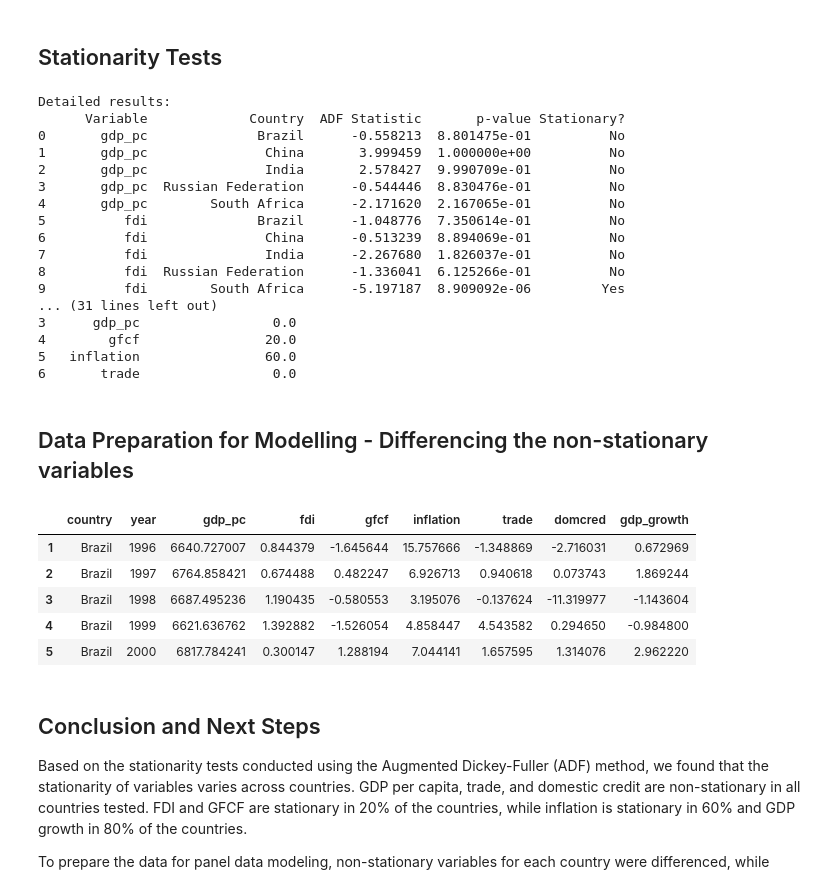
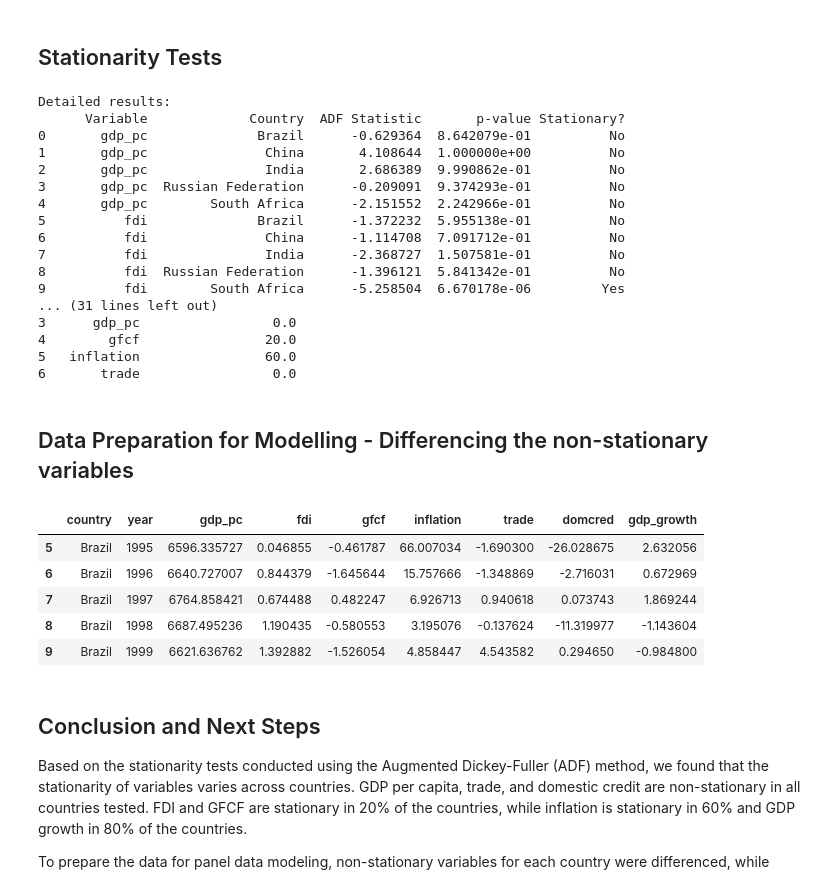
Before and after one commit to PranayPrasanth/FDI_vs_GDP_BRICS, a Jupyter notebook: notebooks/stationarity_tests_and_transformations.ipynb, the cells around one changed output. Drawn from its saved outputs; the diff is of its cells as text; code cells hidden in the pictures.

```diff
--- a/notebooks/stationarity_tests_and_transformations.ipynb
+++ b/notebooks/stationarity_tests_and_transformations.ipynb
@@ -54,0 +151,5 @@ dtype: object
+# %%
+# Adding 1994 data
+df_combined = pd.concat([df_wide, df_final], ignore_index=True)
+df_combined.sort_values(by=['country', 'year'], inplace=True)
+df_combined.head(5)
@@ -54,0 +163,32 @@ dtype: object
+# %%
+# 3) Type conversions & cleaning
+# -------------------------
+# Ensure year is integer and country is string
+df_combined['year'] = df_combined['year'].astype(int)
+df_combined['country'] = df_combined['country'].astype(str)
+
+# Convert numeric-like columns to numeric (handles strings like "1,234" etc.)
+num_cols = ['gdp_pc', 'fdi', 'gfcf', 'inflation', 'trade', 'domcred']
+for col in num_cols:
+    if col in df_combined.columns:
+        df_combined[col] = pd.to_numeric(df_combined[col], errors='coerce')
+
+# Interpolate numeric missing values within each country (time series)
+df = df_combined.sort_values(['country', 'year'])
+df_combined[num_cols] = df_combined.groupby('country')[num_cols].transform(lambda g: g.interpolate(method='linear', limit_direction='both'))
+# 3) Type conversions & cleaning
+# -------------------------
+# Ensure year is integer and country is string
+df['year'] = df['year'].astype(int)
+df['country'] = df['country'].astype(str)
+
+# Convert numeric-like columns to numeric (handles strings like "1,234" etc.)
+num_cols = ['gdp_pc', 'fdi', 'gfcf', 'inflation', 'trade', 'domcred']
+for col in num_cols:
+    if col in df.columns:
+        df[col] = pd.to_numeric(df[col], errors='coerce')
+
+# Interpolate numeric missing values within each country (time series)
+df = df.sort_values(['country', 'year'])
+df[num_cols] = df.groupby('country')[num_cols].transform(lambda g: g.interpolate(method='linear', limit_direction='both'))
+df_combined.isna().sum()
@@ -65,8 +217,8 @@ results = []
 
 # Loop through variables and countries
 for var in variables:
-    for country in df_final['country'].unique():
-        series = df_final.loc[df_final['country'] == country, var].dropna()
+    for country in df_combined['country'].unique():
+        series = df_combined.loc[df_combined['country'] == country, var].dropna()
 
         if len(series) > 1:  # Ensure enough data points
             adf_result = adfuller(series, autolag='AIC')
@@ -94,16 +246,16 @@ print(summary_df)
 # %% [output]
 Detailed results:
       Variable             Country  ADF Statistic       p-value Stationary?
-0       gdp_pc              Brazil      -0.558213  8.801475e-01          No
-1       gdp_pc               China       3.999459  1.000000e+00          No
-2       gdp_pc               India       2.578427  9.990709e-01          No
-3       gdp_pc  Russian Federation      -0.544446  8.830476e-01          No
-4       gdp_pc        South Africa      -2.171620  2.167065e-01          No
-5          fdi              Brazil      -1.048776  7.350614e-01          No
-6          fdi               China      -0.513239  8.894069e-01          No
-7          fdi               India      -2.267680  1.826037e-01          No
-8          fdi  Russian Federation      -1.336041  6.125266e-01          No
-9          fdi        South Africa      -5.197187  8.909092e-06         Yes
+0       gdp_pc              Brazil      -0.629364  8.642079e-01          No
+1       gdp_pc               China       4.108644  1.000000e+00          No
+2       gdp_pc               India       2.686389  9.990862e-01          No
+3       gdp_pc  Russian Federation      -0.209091  9.374293e-01          No
+4       gdp_pc        South Africa      -2.151552  2.242966e-01          No
+5          fdi              Brazil      -1.372232  5.955138e-01          No
+6          fdi               China      -1.114708  7.091712e-01          No
+7          fdi               India      -2.368727  1.507581e-01          No
+8          fdi  Russian Federation      -1.396121  5.841342e-01          No
+9          fdi        South Africa      -5.258504  6.670178e-06         Yes
 ... (31 lines left out)
 3      gdp_pc                 0.0
 4        gfcf                20.0
@@ -126,40 +278,40 @@ adf_filtered = results_df[results_df["Variable"] != "gdp_pc"]
 # Map: { (variable, country) : True if stationary, False if not }
 stationarity_map = {
     (row["Variable"], row["Country"]): (row["Stationary?"] == "Yes")
     for _, row in adf_filtered.iterrows()
 }
 
 # --- Step 3: Transform the dataset ---
-df = df_final.sort_values(["country", "year"]).copy()
+df = df_combined.sort_values(["country", "year"]).copy()
 
 transformed_df = []
 for country, group in df.groupby("country"):
     group = group.copy()
     for var in adf_filtered["Variable"].unique():
         if (var, country) in stationarity_map:
             if stationarity_map[(var, country)]:
                 # Keep in levels if stationary
                 pass  # leave as is
             else:
                 # Difference if non-stationary
                 group[var] = group[var].diff()
     transformed_df.append(group)
 
 df_transformed = pd.concat(transformed_df)
 
 # --- Step 4: Drop first NA after differencing ---
 df_model = df_transformed.dropna()
 
-df_model.head()
+df_model.head(5)
 
 # df_model is now ready for FE/RE regression
 # %% [output]
 |  | country | year | gdp_pc | fdi | gfcf | inflation | trade | domcred | gdp_growth |
-| 1 | Brazil | 1996 | 6640.727007 | 0.844379 | -1.645644 | 15.757666 | -1.348869 | -2.716031 | 0.672969 |
-| 2 | Brazil | 1997 | 6764.858421 | 0.674488 | 0.482247 | 6.926713 | 0.940618 | 0.073743 | 1.869244 |
-| 3 | Brazil | 1998 | 6687.495236 | 1.190435 | -0.580553 | 3.195076 | -0.137624 | -11.319977 | -1.143604 |
-| 4 | Brazil | 1999 | 6621.636762 | 1.392882 | -1.526054 | 4.858447 | 4.543582 | 0.294650 | -0.984800 |
-| 5 | Brazil | 2000 | 6817.784241 | 0.300147 | 1.288194 | 7.044141 | 1.657595 | 1.314076 | 2.962220 |
+| 5 | Brazil | 1995 | 6596.335727 | 0.046855 | -0.461787 | 66.007034 | -1.690300 | -26.028675 | 2.632056 |
+| 6 | Brazil | 1996 | 6640.727007 | 0.844379 | -1.645644 | 15.757666 | -1.348869 | -2.716031 | 0.672969 |
+| 7 | Brazil | 1997 | 6764.858421 | 0.674488 | 0.482247 | 6.926713 | 0.940618 | 0.073743 | 1.869244 |
+| 8 | Brazil | 1998 | 6687.495236 | 1.190435 | -0.580553 | 3.195076 | -0.137624 | -11.319977 | -1.143604 |
+| 9 | Brazil | 1999 | 6621.636762 | 1.392882 | -1.526054 | 4.858447 | 4.543582 | 0.294650 | -0.984800 |
 # %% [markdown]
 ## Conclusion and Next Steps
 
```
Also changed, not shown: parts of 9 cells of this notebook, 1 other file.
